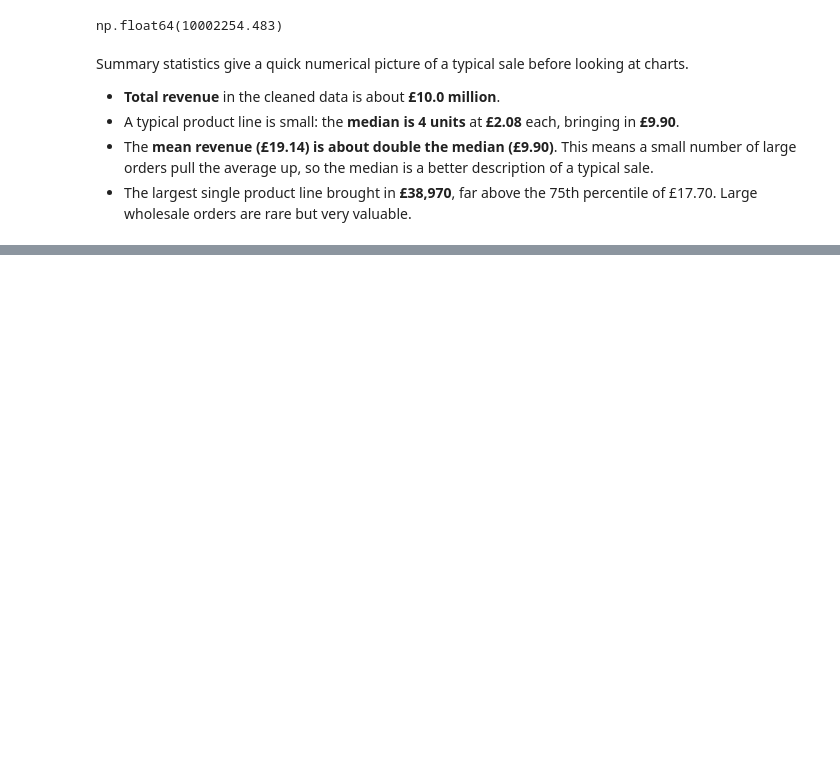
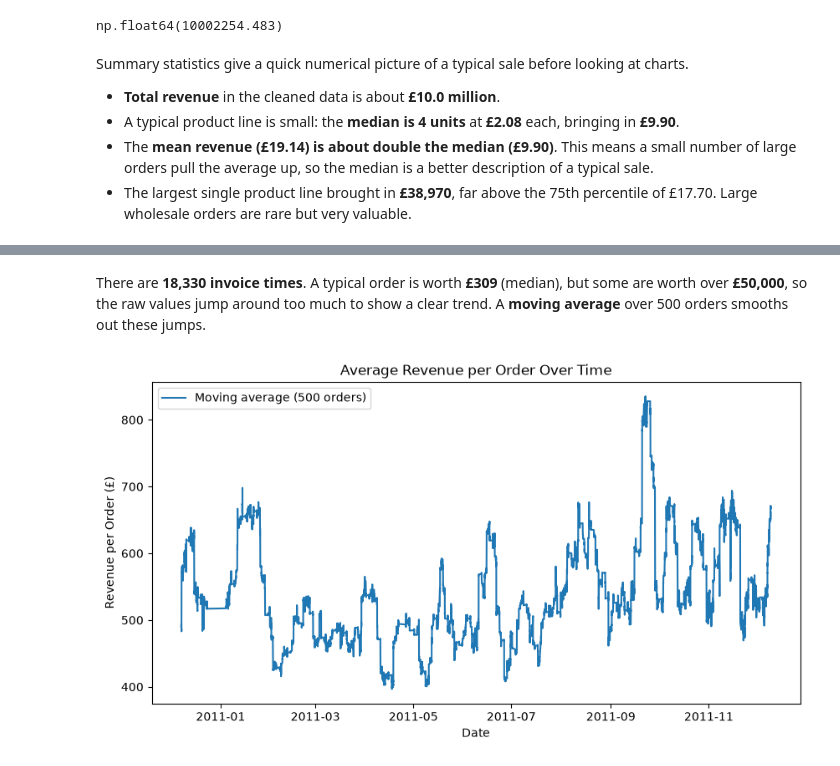
Before and after one commit to chryswds/DVC-CA2, a Jupyter notebook: DVC-CA2.ipynb, the cells around one changed output, grey strips where cells are left out. Cells and saved outputs as stored; diff of their text form; code cells hidden in the pictures; blank space fills up the shorter version.

Commit message:
Add revenue over time line chart

```diff
--- a/DVC-CA2.ipynb
+++ b/DVC-CA2.ipynb
@@ -342,0 +346,3 @@ Summary statistics give a quick numerical picture of a typical sale before looki
+# %%
+revenue_by_time = df_clean.groupby('InvoiceDate')['Revenue'].sum()
+revenue_by_time.describe()
@@ -342,0 +359,14 @@ Summary statistics give a quick numerical picture of a typical sale before looki
+# %% [markdown]
+There are **18,330 invoice times**. A typical order is worth **£309** (median), but some are worth over **£50,000**, so the raw values jump around too much to show a clear trend. A **moving average** over 500 orders smooths out these jumps.
+# %%
+rolling_revenue = revenue_by_time.rolling(window=500).mean()
+
+plt.figure(figsize=(10,5))
+plt.plot(rolling_revenue, label='Moving average (500 orders)')
+plt.title('Average Revenue per Order Over Time')
+plt.xlabel('Date')
+plt.ylabel('Revenue per Order (£)')
+plt.legend()
+plt.show()
+# %% [output]
+[figure, added]
```
Also changed, not shown: parts of 4 cells of this notebook.
